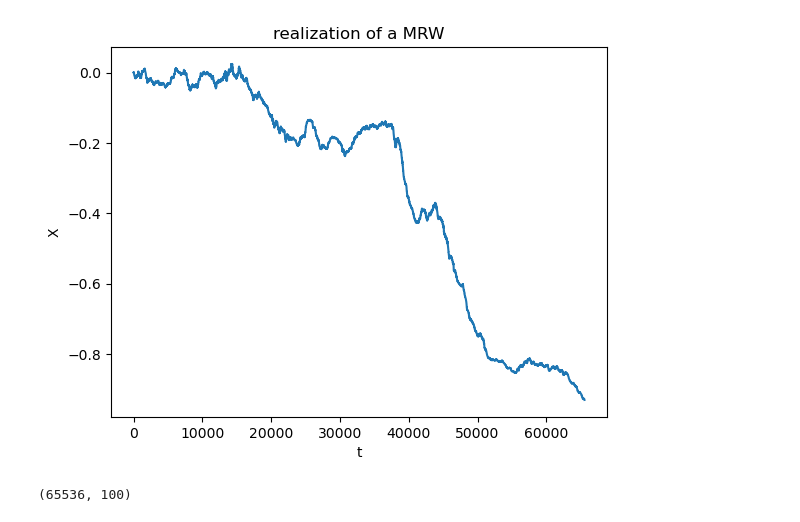
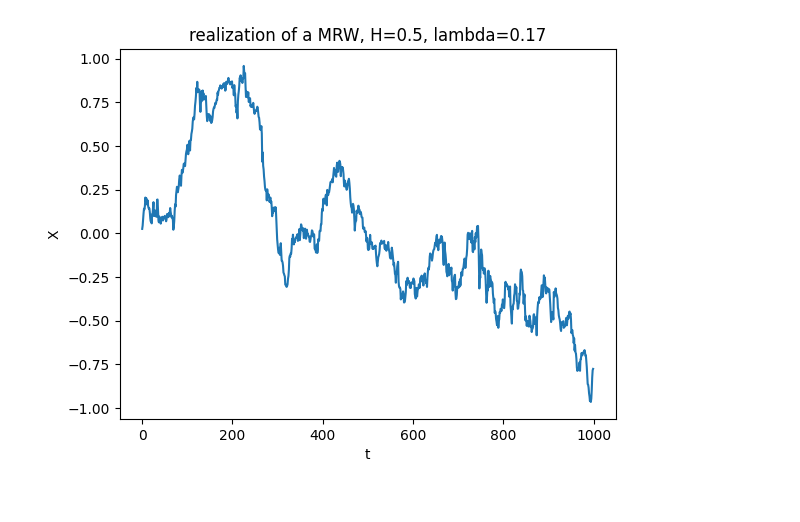
Before and after one commit to AntN21/bits2beat-tests, a Jupyter notebook: draft/prep_synth_data.ipynb, the cells around one changed output. Drawn from its saved outputs; the diff is of its cells as text; code cells hidden in the pictures.

```diff
--- a/draft/prep_synth_data.ipynb
+++ b/draft/prep_synth_data.ipynb
@@ -28,11 +52,9 @@ np.save(f'synth_data_{H1}_{H2}',data)
 # %%
-
-X = mrw(shape=65536, H=0.8, lam=.17, L=65536)
-
-plt.plot(X)
-plt.title('realization of a MRW')
-plt.ylabel('X')
-plt.xlabel('t')
-plt.show()
+if __name__ == "__main__":
+    plt.plot(mrw(shape=1000, H=.5, lam=.17, L=1000))
+    plt.title('realization of a MRW, H=0.5, lambda=0.17')
+    plt.ylabel('X')
+    plt.xlabel('t')
+    plt.show()
 # %% [output]
-[figure, old version]
+[figure, new version]
@@ -41,4 +60,0 @@ X = mrw(shape=(65536,100), H=0.8, lam=np.sqrt(0.03), L=65536)
-# %%
-X.shape
-# %% [output]
-(65536, 100)
```
Also changed, not shown: parts of 9 cells of this notebook, 1 other file.
